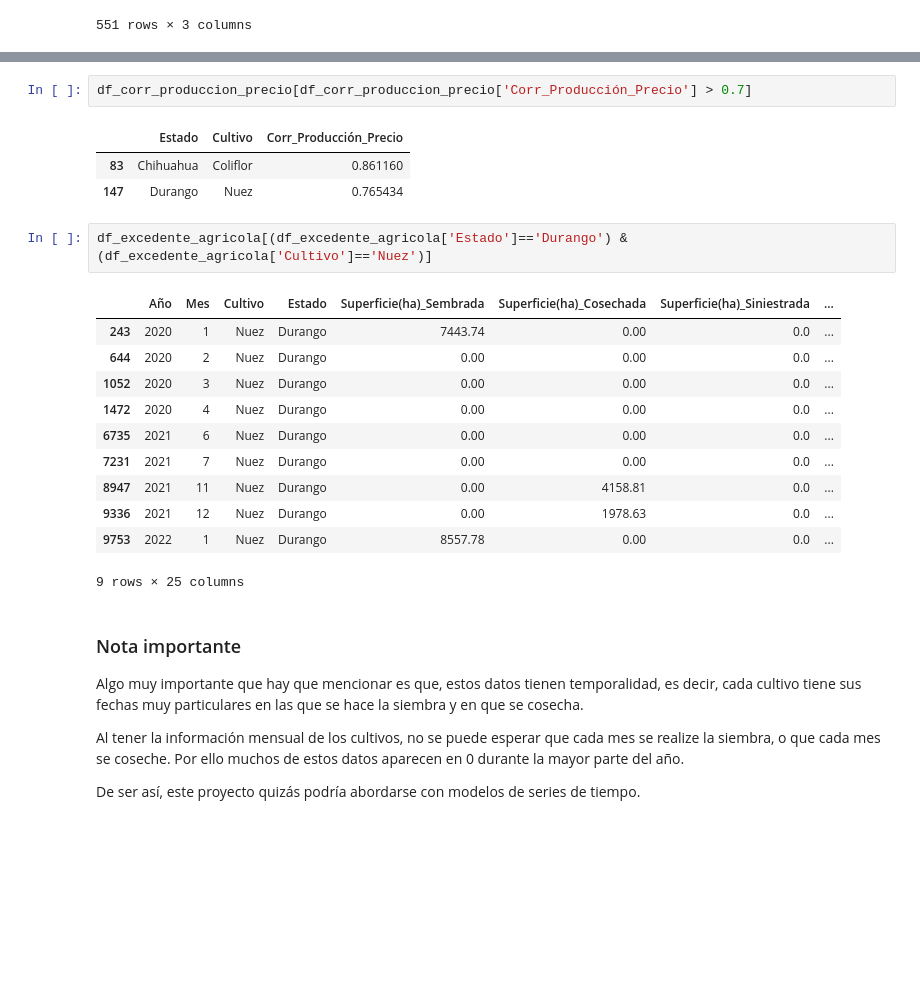
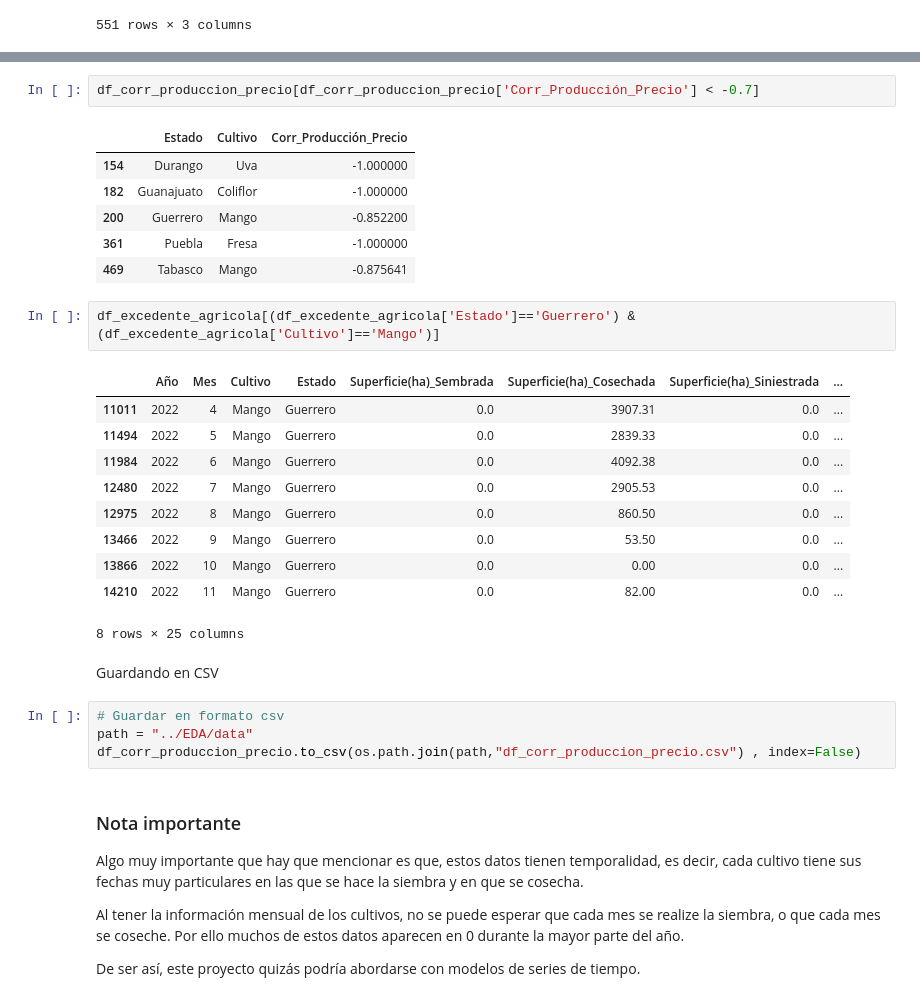
Before and after one commit to ProyectosMCD/RedBAMX, a Jupyter notebook: EDA/correlación_SIAP_SNIIM.ipynb, the cells around one changed output, grey strips where cells are left out. Drawn from its saved outputs; the diff is of its cells as text; blank space fills up the shorter version.

```diff
--- a/EDA/correlación_SIAP_SNIIM.ipynb
+++ b/EDA/correlación_SIAP_SNIIM.ipynb
@@ -196,23 +285,31 @@ df_corr_produccion_precio
 # %%
-df_corr_produccion_precio[df_corr_produccion_precio['Corr_Producción_Precio'] > 0.7]
+df_corr_produccion_precio[df_corr_produccion_precio['Corr_Producción_Precio'] < -0.7]
 # %% [output]
 |  | Estado | Cultivo | Corr_Producción_Precio |
-| 83 | Chihuahua | Coliflor | 0.861160 |
-| 147 | Durango | Nuez | 0.765434 |
+| 154 | Durango | Uva | -1.000000 |
+| 182 | Guanajuato | Coliflor | -1.000000 |
+| 200 | Guerrero | Mango | -0.852200 |
+| 361 | Puebla | Fresa | -1.000000 |
+| 469 | Tabasco | Mango | -0.875641 |
 # %%
-df_excedente_agricola[(df_excedente_agricola['Estado']=='Durango') & (df_excedente_agricola['Cultivo']=='Nuez')]
+df_excedente_agricola[(df_excedente_agricola['Estado']=='Guerrero') & (df_excedente_agricola['Cultivo']=='Mango')]
 # %% [output]
 |  | Año | Mes | Cultivo | Estado | Superficie(ha)_Sembrada | Superficie(ha)_Cosechada | Superficie(ha)_Siniestrada | ... |
-| 243 | 2020 | 1 | Nuez | Durango | 7443.74 | 0.00 | 0.0 | ... |
-| 644 | 2020 | 2 | Nuez | Durango | 0.00 | 0.00 | 0.0 | ... |
-| 1052 | 2020 | 3 | Nuez | Durango | 0.00 | 0.00 | 0.0 | ... |
-| 1472 | 2020 | 4 | Nuez | Durango | 0.00 | 0.00 | 0.0 | ... |
-| 6735 | 2021 | 6 | Nuez | Durango | 0.00 | 0.00 | 0.0 | ... |
-| 7231 | 2021 | 7 | Nuez | Durango | 0.00 | 0.00 | 0.0 | ... |
-| 8947 | 2021 | 11 | Nuez | Durango | 0.00 | 4158.81 | 0.0 | ... |
-| 9336 | 2021 | 12 | Nuez | Durango | 0.00 | 1978.63 | 0.0 | ... |
-| 9753 | 2022 | 1 | Nuez | Durango | 8557.78 | 0.00 | 0.0 | ... |
+| 11011 | 2022 | 4 | Mango | Guerrero | 0.0 | 3907.31 | 0.0 | ... |
+| 11494 | 2022 | 5 | Mango | Guerrero | 0.0 | 2839.33 | 0.0 | ... |
+| 11984 | 2022 | 6 | Mango | Guerrero | 0.0 | 4092.38 | 0.0 | ... |
+| 12480 | 2022 | 7 | Mango | Guerrero | 0.0 | 2905.53 | 0.0 | ... |
+| 12975 | 2022 | 8 | Mango | Guerrero | 0.0 | 860.50 | 0.0 | ... |
+| 13466 | 2022 | 9 | Mango | Guerrero | 0.0 | 53.50 | 0.0 | ... |
+| 13866 | 2022 | 10 | Mango | Guerrero | 0.0 | 0.00 | 0.0 | ... |
+| 14210 | 2022 | 11 | Mango | Guerrero | 0.0 | 82.00 | 0.0 | ... |
-9 rows × 25 columns
+8 rows × 25 columns
+# %% [markdown]
+Guardando en CSV
+# %%
+# Guardar en formato csv
+path = "../EDA/data"
+df_corr_produccion_precio.to_csv(os.path.join(path,"df_corr_produccion_precio.csv") , index=False)
 # %% [markdown]
 ### Nota importante
 
```
Also changed, not shown: parts of 10 cells of this notebook.
